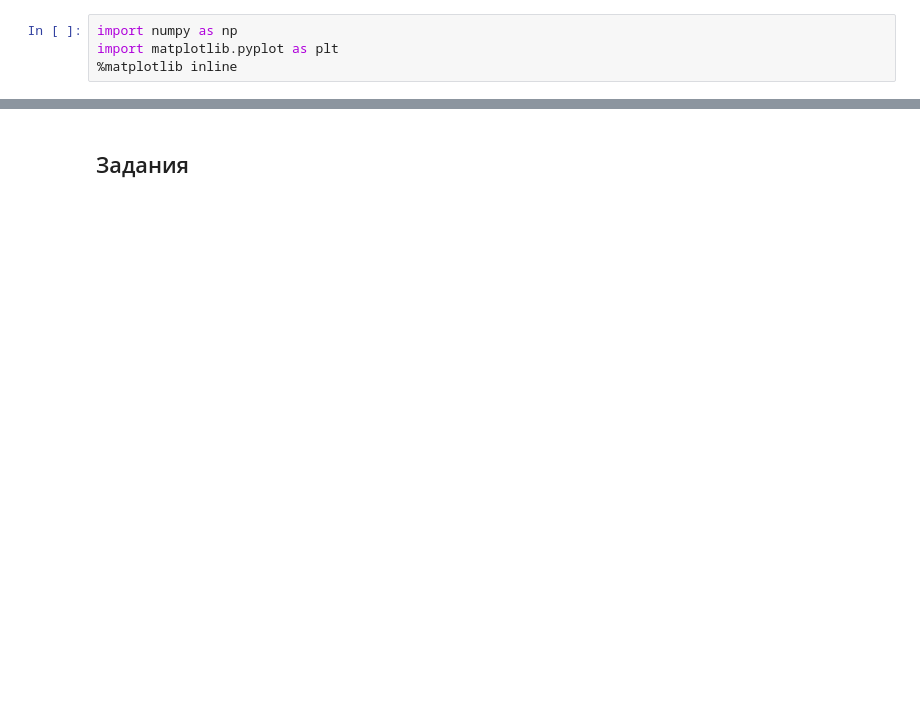
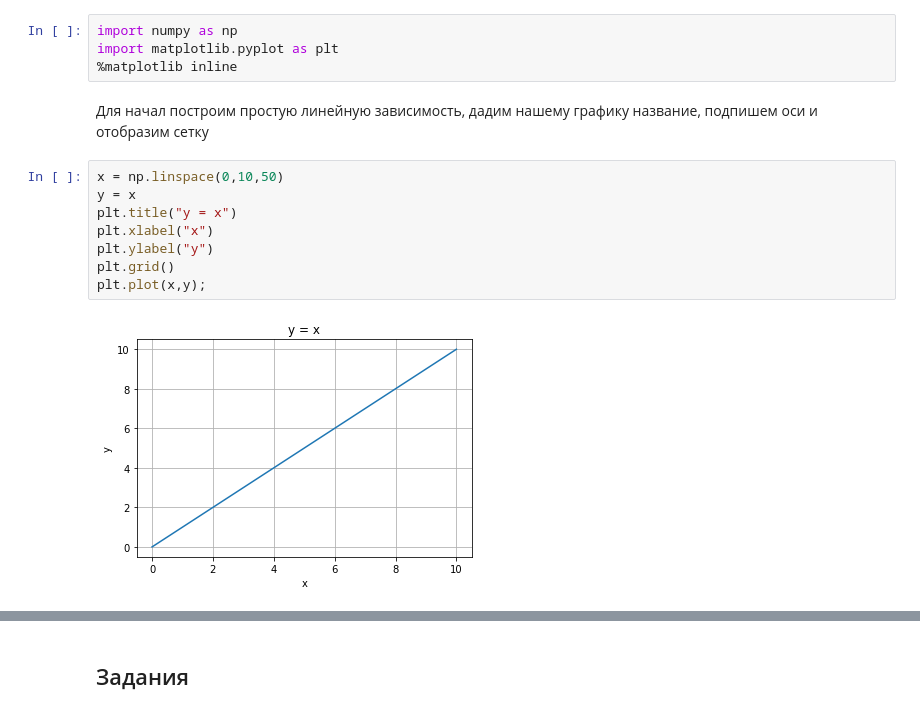
Before and after one commit to MietLabsStorage/EMDSW, a Jupyter notebook: ЭМРПО_лаб1.ipynb, the cells around one changed output, grey strips where cells are left out. Saved outputs shown, nothing was run; the diff lists cells and outputs as text; blank space fills up the shorter version.

```diff
--- a/ЭМРПО_лаб1.ipynb
+++ b/ЭМРПО_лаб1.ipynb
@@ -45,3 +80,15 @@ y=15
 import numpy as np
 import matplotlib.pyplot as plt
 %matplotlib inline
+# %% [markdown]
+Для начал построим простую линейную зависимость, дадим нашему графику название, подпишем оси и отобразим сетку
+# %%
+x = np.linspace(0,10,50)
+y = x
+plt.title("y = x")
+plt.xlabel("x")
+plt.ylabel("y")
+plt.grid()
+plt.plot(x,y);
+# %% [output]
+[figure, added]
```
Also changed, not shown: parts of 27 cells of this notebook.
